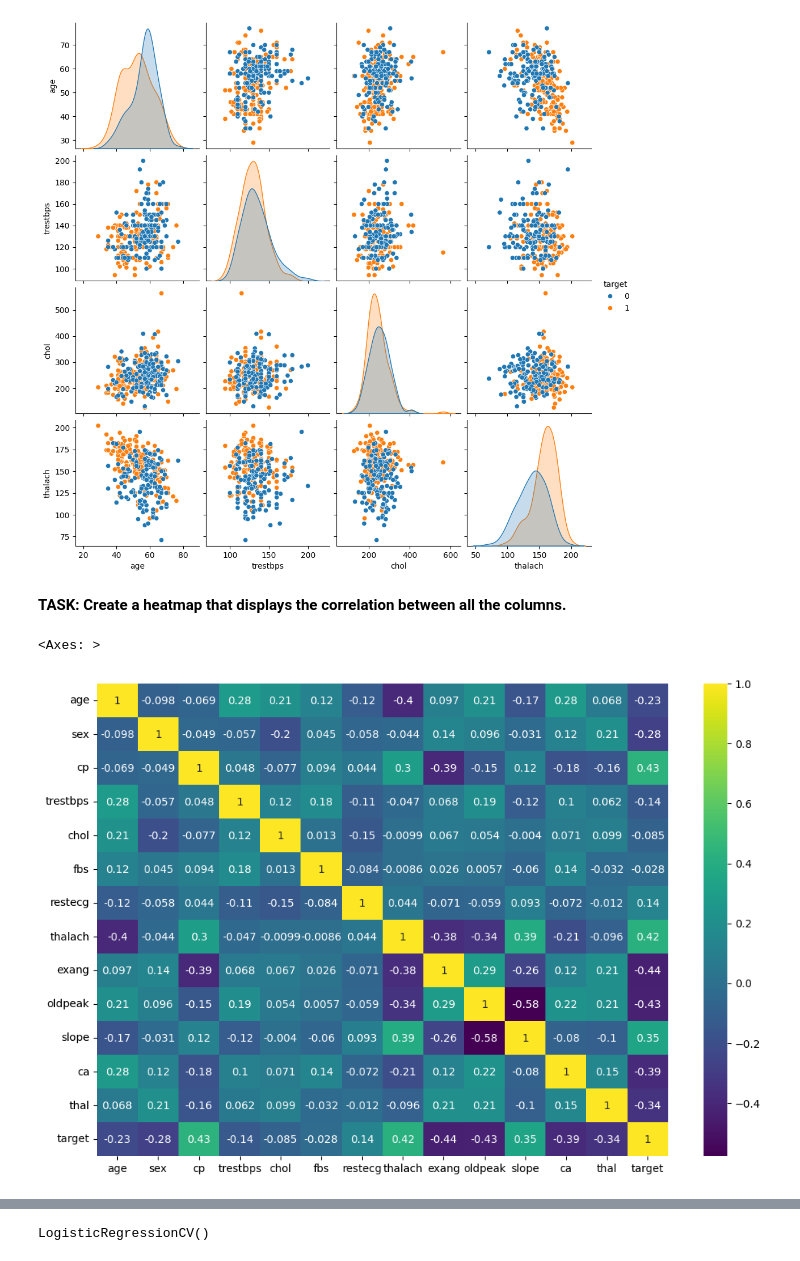
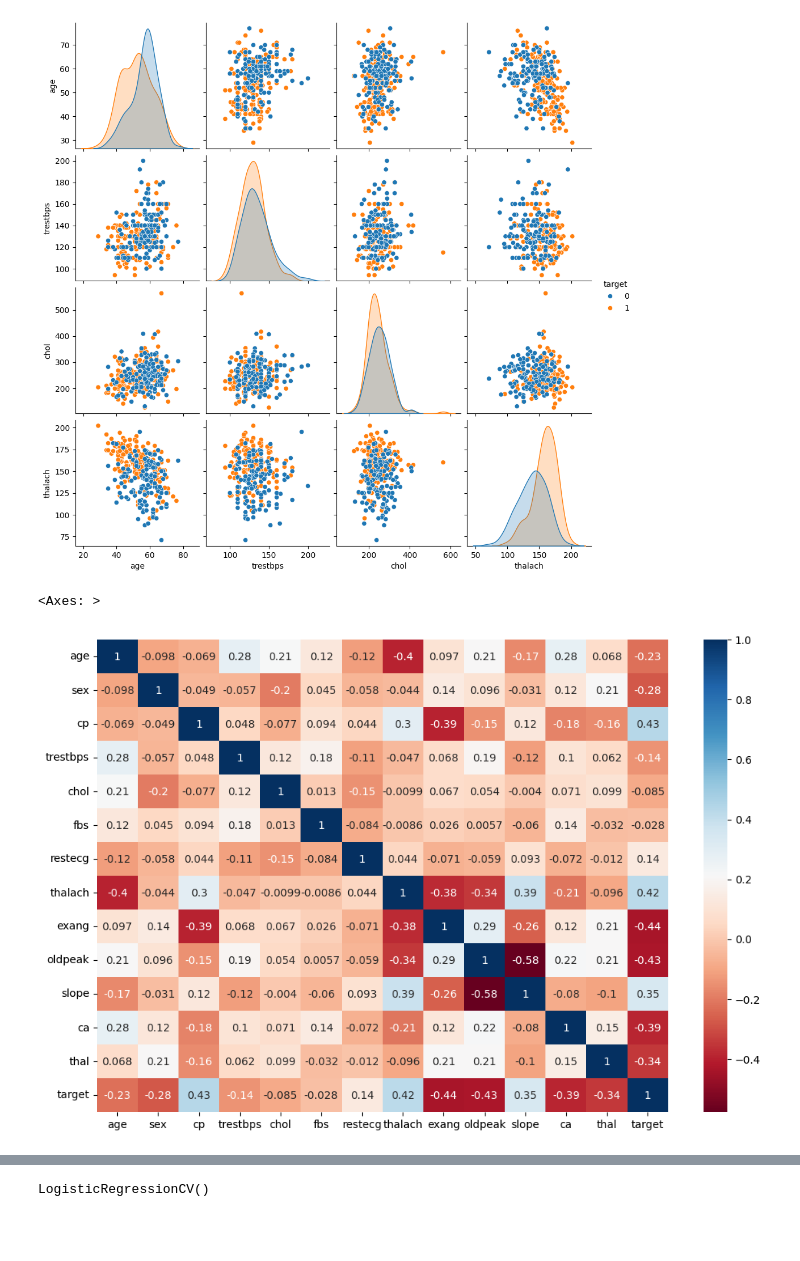
Before and after one commit to alhajymohannad/heart-disease-detection-ml-model, a Jupyter notebook: Heart Disease Prediction - Logistic Regression Model.ipynb, the cells around one changed output, grey strips where cells are left out. Saved outputs shown, nothing was run; the diff lists cells and outputs as text; code cells hidden in the pictures; blank space fills up the shorter version.

```diff
--- a/Heart Disease Prediction - Logistic Regression Model.ipynb
+++ b/Heart Disease Prediction - Logistic Regression Model.ipynb
@@ -137,5 +93,3 @@ sns.pairplot(df[['age','trestbps', 'chol','thalach','target']],hue='target')
 # %% [output]
 <seaborn.axisgrid.PairGrid at 0x...>
 [figure]
-# %% [markdown]
-**TASK: Create a heatmap that displays the correlation between all the columns.**
@@ -144,6 +96,6 @@ sns.pairplot(df[['age','trestbps', 'chol','thalach','target']],hue='target')
 # %%
 plt.figure(figsize=(12,8))
-sns.heatmap(df.corr(),cmap='viridis',annot=True)
+sns.heatmap(df.corr(),cmap='RdBu',annot=True)
 # %% [output]
 <Axes: >
-[figure, old version]
+[figure, new version]
```
Also changed, not shown: parts of 51 cells of this notebook.
